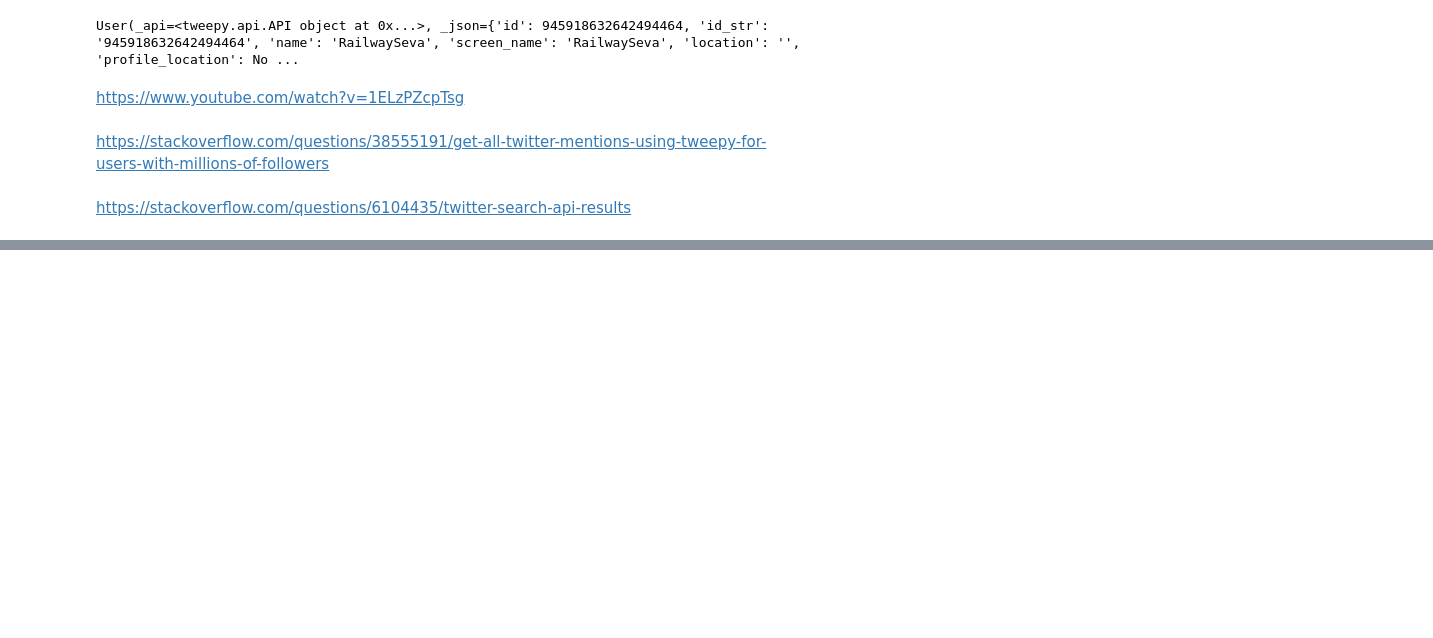
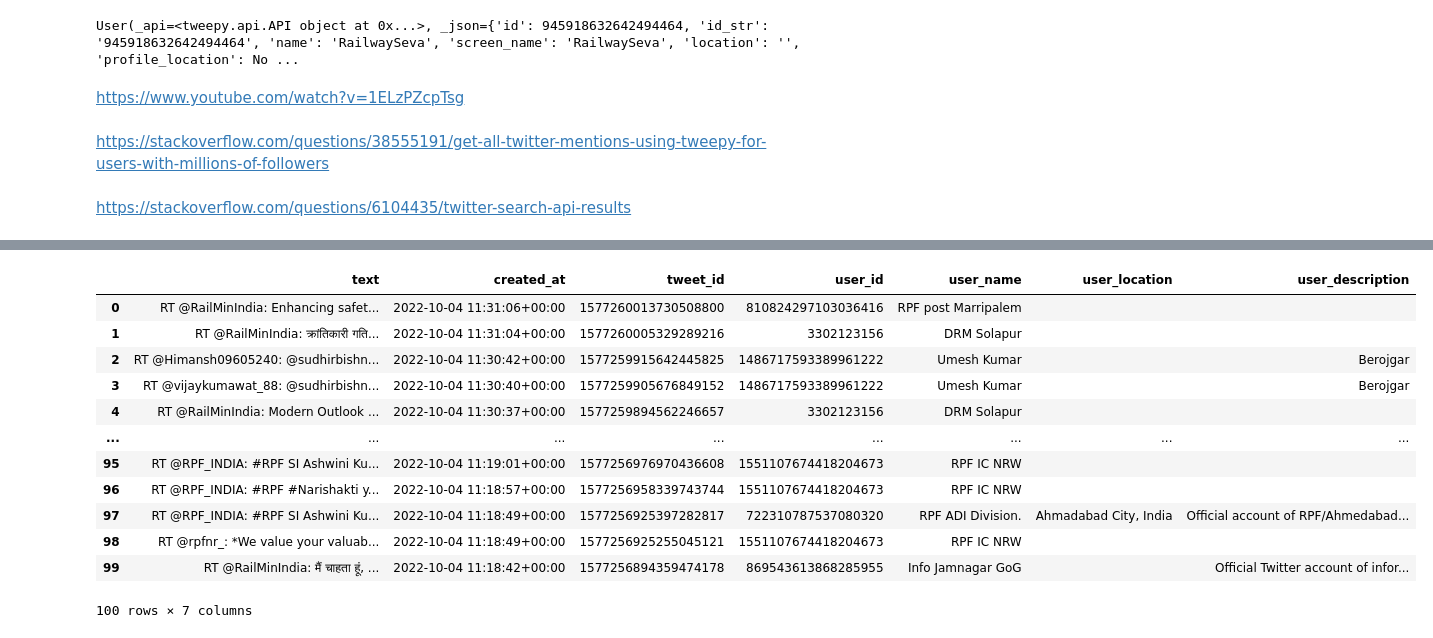
Before and after one commit to Srujanailla/Twitter_Public_Grievances, a Jupyter notebook: Data_Extraction.ipynb, the cells around one changed output, grey strips where cells are left out. Saved outputs shown, nothing was run; the diff lists cells and outputs as text; code cells hidden in the pictures; blank space fills up the shorter version.

```diff
--- a/Data_Extraction.ipynb
+++ b/Data_Extraction.ipynb
@@ -82,0 +82,28 @@ The stability of Treasury bills is attracting investors weary of seesawing vehic
+# %%
+tweets_dataset= pd.DataFrame()
+text = []
+created_at =[]
+tweet_id =[]
+profile_background_image_url=[]
+user_id =[]
+user_name=[]
+user_location=[]
+user_description=[]
+
+for i in range(0,100):
+
+    text.append(tweets[i].text)
+    created_at.append(tweets[i].created_at)
+    tweet_id.append(tweets[i].id)
+    user_id.append(tweets[i].user.id)
+    user_name.append(tweets[i].user.name)
+    user_location.append(tweets[i].user.location)
+    user_description.append(tweets[i].user.description)
+# %%
+tweets_dataset["text"]=text
+tweets_dataset["created_at"]=created_at
+tweets_dataset["tweet_id"]=tweet_id
+tweets_dataset["user_id"]=user_id
+tweets_dataset["user_name"]=user_name
+tweets_dataset["user_location"]=user_location
+tweets_dataset["user_description"]=user_description
@@ -82,0 +112,16 @@ The stability of Treasury bills is attracting investors weary of seesawing vehic
+# %%
+tweets_dataset
+# %% [output]
+|  | text | created_at | tweet_id | user_id | user_name | user_location | user_description |
+| 0 | RT @RailMinIndia: Enhancing safet... | 2022-10-04 11:31:06+00:00 | 1577260013730508800 | 810824297103036416 | RPF post Marripalem |  |  |
+| 1 | RT @RailMinIndia: क्रांतिकारी गति... | 2022-10-04 11:31:04+00:00 | 1577260005329289216 | 3302123156 | DRM Solapur |  |  |
+| 2 | RT @Himansh09605240: @sudhirbishn... | 2022-10-04 11:30:42+00:00 | 1577259915642445825 | 1486717593389961222 | Umesh Kumar |  | Berojgar |
+| 3 | RT @vijaykumawat_88: @sudhirbishn... | 2022-10-04 11:30:40+00:00 | 1577259905676849152 | 1486717593389961222 | Umesh Kumar |  | Berojgar |
+| 4 | RT @RailMinIndia: Modern Outlook ... | 2022-10-04 11:30:37+00:00 | 1577259894562246657 | 3302123156 | DRM Solapur |  |  |
+| ... | ... | ... | ... | ... | ... | ... | ... |
+| 95 | RT @RPF_INDIA: #RPF SI Ashwini Ku... | 2022-10-04 11:19:01+00:00 | 1577256976970436608 | 1551107674418204673 | RPF IC NRW |  |  |
+| 96 | RT @RPF_INDIA: #RPF #Narishakti y... | 2022-10-04 11:18:57+00:00 | 1577256958339743744 | 1551107674418204673 | RPF IC NRW |  |  |
+| 97 | RT @RPF_INDIA: #RPF SI Ashwini Ku... | 2022-10-04 11:18:49+00:00 | 1577256925397282817 | 722310787537080320 | RPF ADI Division. | Ahmadabad City, India | Official account of RPF/Ahmedabad... |
+| 98 | RT @rpfnr_: *We value your valuab... | 2022-10-04 11:18:49+00:00 | 1577256925255045121 | 1551107674418204673 | RPF IC NRW |  |  |
+| 99 | RT @RailMinIndia: मैं चाहता हूं, ... | 2022-10-04 11:18:42+00:00 | 1577256894359474178 | 869543613868285955 | Info Jamnagar GoG |  | Official Twitter account of infor... |
+100 rows × 7 columns
```
Also changed, not shown: parts of 8 cells of this notebook, 1 other file.
